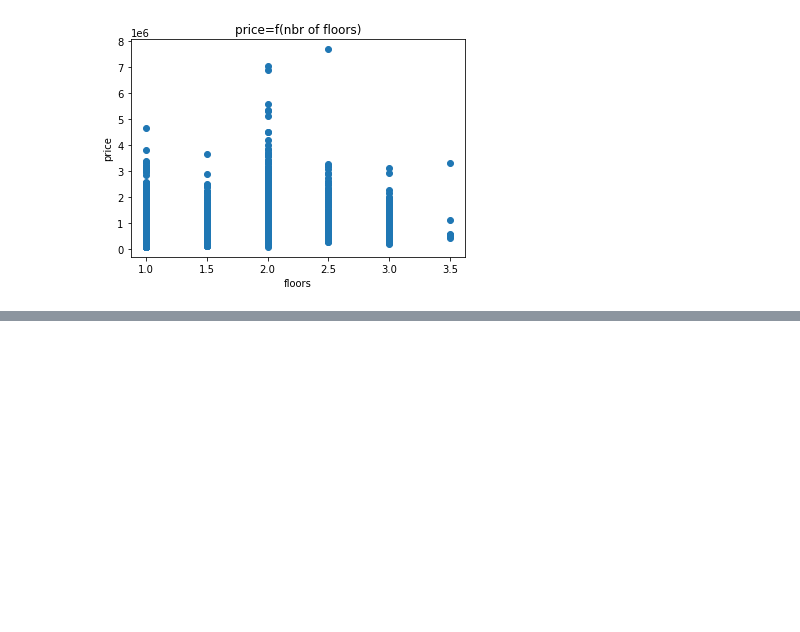
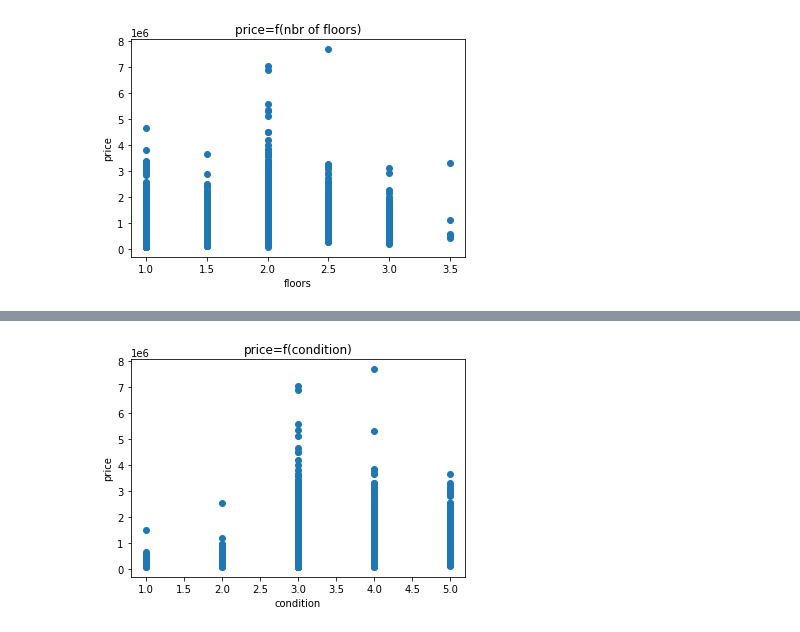
Before and after one commit to HsanElyatim/Introduction-to-Artificial-Intelligence, a Jupyter notebook: Checkpoint_4/Checkpoint_4.ipynb, the cells around one changed output, grey strips where cells are left out. Saved outputs shown, nothing was run; the diff lists cells and outputs as text; code cells hidden in the pictures; blank space fills up the shorter version.

```diff
--- a/Checkpoint_4/Checkpoint_4.ipynb
+++ b/Checkpoint_4/Checkpoint_4.ipynb
@@ -159,0 +158,8 @@ ax=
+# %%
+plt.scatter(house_data['condition'],house_data['price'])
+plt.xlabel('condition')
+plt.ylabel('price')
+plt.title('price=f(condition)')
+plt.show()
+# %% [output]
+[figure, added]
```
Also changed, not shown: parts of 41 cells of this notebook.
